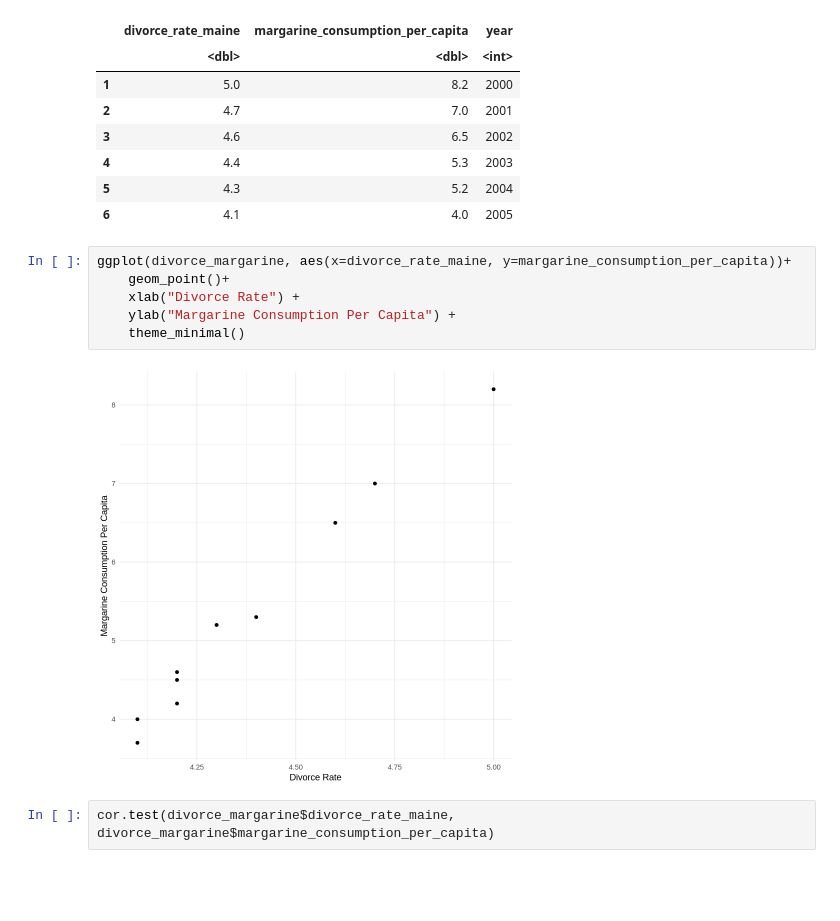
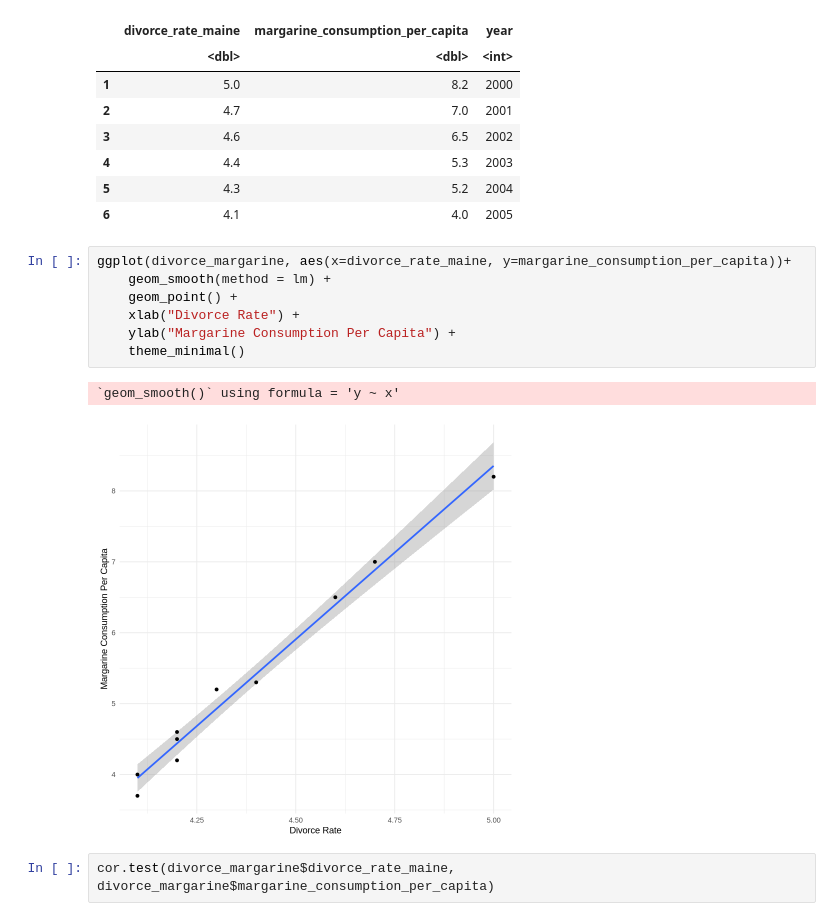
Before and after one commit to MaleneJensen1212/CulturalDataScience, a Jupyter notebook: Assignment2.ipynb, the cells around one changed output. Cells and saved outputs as stored; diff of their text form; blank space fills up the shorter version.

```diff
--- a/Assignment2.ipynb
+++ b/Assignment2.ipynb
@@ -34,12 +43,14 @@ A data.frame: 6 × 3
 | 6 | 4.1 | 4.0 | 2005 |
 # %%
 ggplot(divorce_margarine, aes(x=divorce_rate_maine, y=margarine_consumption_per_capita))+
-    geom_point()+
+    geom_smooth(method = lm) +
+    geom_point() +
     xlab("Divorce Rate") +
     ylab("Margarine Consumption Per Capita") +
     theme_minimal()
 # %% [output]
+`geom_smooth()` using formula = 'y ~ x'
-[figure, old version]
+[figure, new version]
 # %%
 cor.test(divorce_margarine$divorce_rate_maine, divorce_margarine$margarine_consumption_per_capita)
 # %% [output]
```
Also changed, not shown: parts of 4 cells of this notebook.
